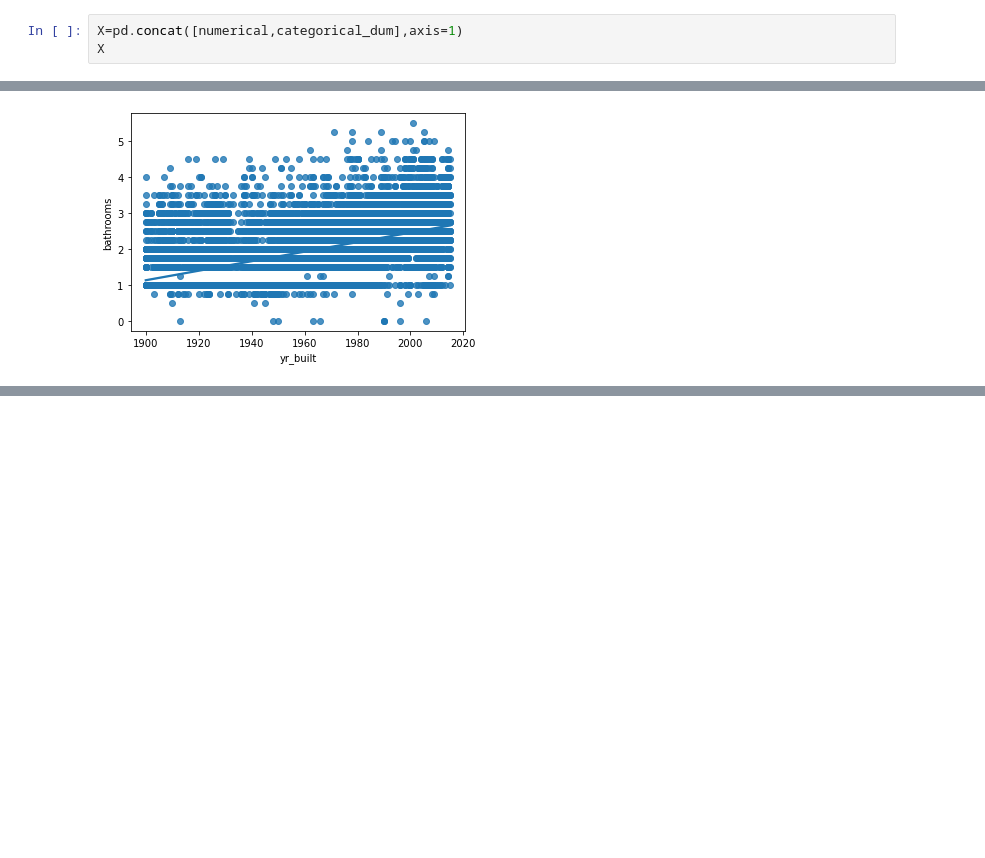
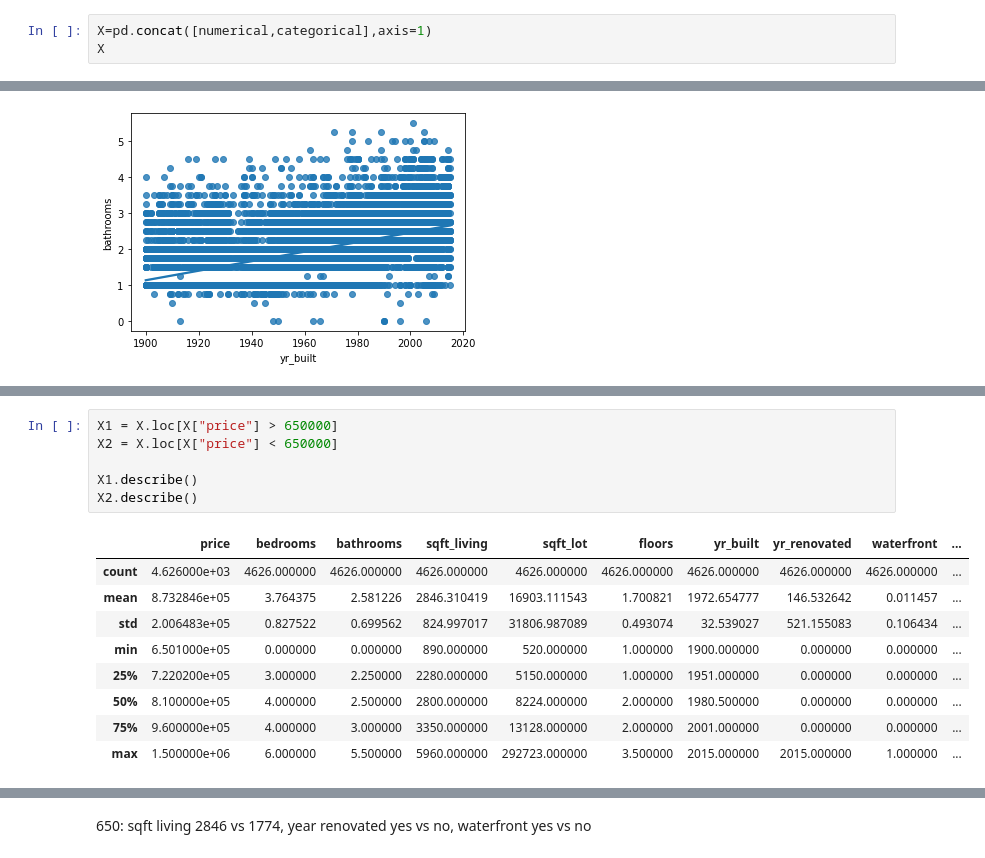
Before and after one commit to fprieto8111/MidTermProject, a Jupyter notebook: Final_clean.ipynb, the cells around one changed output, grey strips where cells are left out. Cells and saved outputs as stored; diff of their text form; blank space fills up the shorter version.

```diff
--- a/Final_clean.ipynb
+++ b/Final_clean.ipynb
@@ -372,7 +379,7 @@ categorical['renov'] = numerical['yr_renovated'].apply(lambda x: 1 if x > 0 else
 # %% [markdown]
 #  2nd - Linear Regresion - Numerical variables + Categorical
 # %%
-X=pd.concat([numerical,categorical_dum],axis=1)
+X=pd.concat([numerical,categorical],axis=1)
 X
 # %% [output]
 |  | price | bedrooms | bathrooms | sqft_living | sqft_lot | floors | yr_built | yr_renovated | waterfront | ... |
@@ -909,0 +917,16 @@ cat_latlong.unique()
+# %%
+X1 = X.loc[X["price"] > 650000]
+X2 = X.loc[X["price"] < 650000]
+
+X1.describe()
+X2.describe()
+# %% [output]
+|  | price | bedrooms | bathrooms | sqft_living | sqft_lot | floors | yr_built | yr_renovated | waterfront | ... |
+| count | 4.626000e+03 | 4626.000000 | 4626.000000 | 4626.000000 | 4626.000000 | 4626.000000 | 4626.000000 | 4626.000000 | 4626.000000 | ... |
+| mean | 8.732846e+05 | 3.764375 | 2.581226 | 2846.310419 | 16903.111543 | 1.700821 | 1972.654777 | 146.532642 | 0.011457 | ... |
+| std | 2.006483e+05 | 0.827522 | 0.699562 | 824.997017 | 31806.987089 | 0.493074 | 32.539027 | 521.155083 | 0.106434 | ... |
+| min | 6.501000e+05 | 0.000000 | 0.000000 | 890.000000 | 520.000000 | 1.000000 | 1900.000000 | 0.000000 | 0.000000 | ... |
+| 25% | 7.220200e+05 | 3.000000 | 2.250000 | 2280.000000 | 5150.000000 | 1.000000 | 1951.000000 | 0.000000 | 0.000000 | ... |
+| 50% | 8.100000e+05 | 4.000000 | 2.500000 | 2800.000000 | 8224.000000 | 2.000000 | 1980.500000 | 0.000000 | 0.000000 | ... |
+| 75% | 9.600000e+05 | 4.000000 | 3.000000 | 3350.000000 | 13128.000000 | 2.000000 | 2001.000000 | 0.000000 | 0.000000 | ... |
+| max | 1.500000e+06 | 6.000000 | 5.500000 | 5960.000000 | 292723.000000 | 3.500000 | 2015.000000 | 2015.000000 | 1.000000 | ... |
@@ -909,0 +942,2 @@ cat_latlong.unique()
+# %% [markdown]
+650: sqft living 2846 vs 1774, year renovated yes vs no, waterfront yes vs no
```
Also changed, not shown: parts of 5 cells of this notebook.
